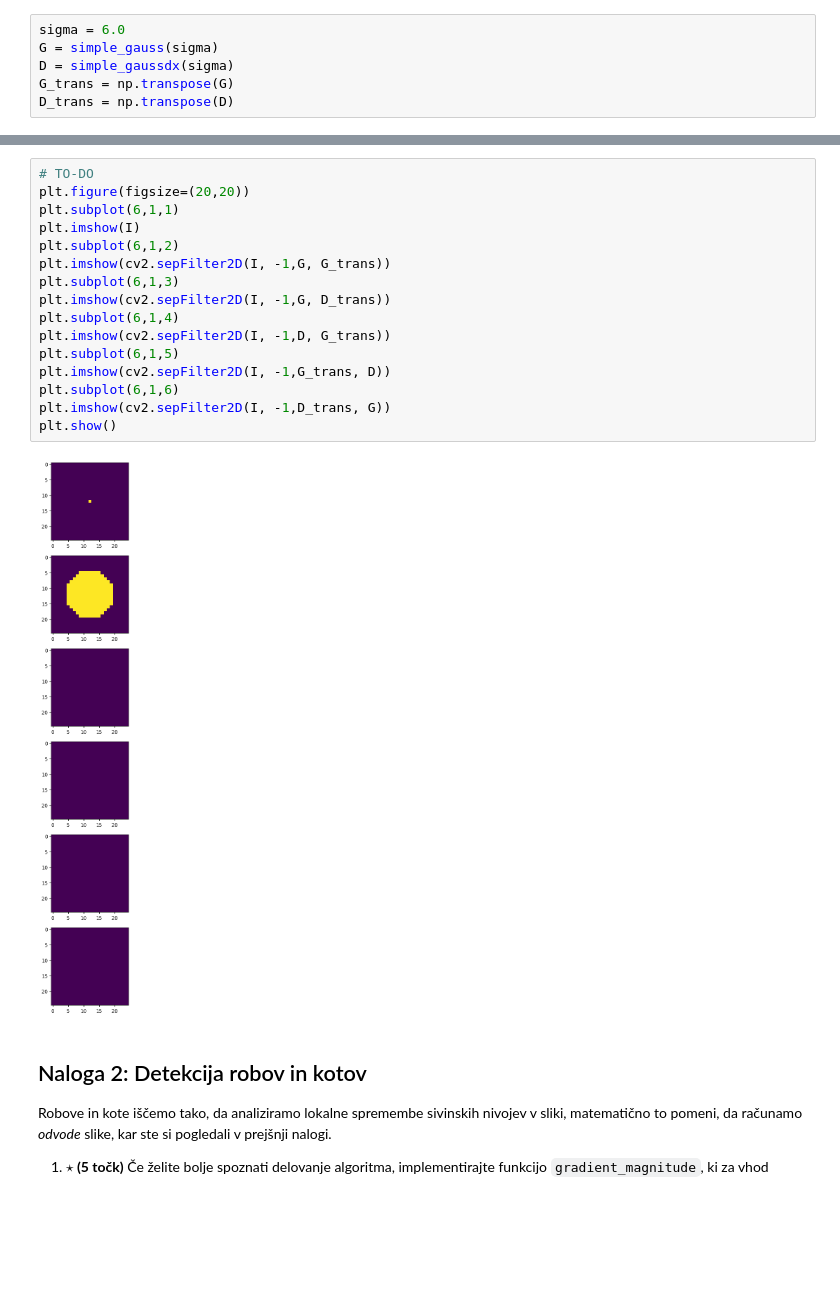
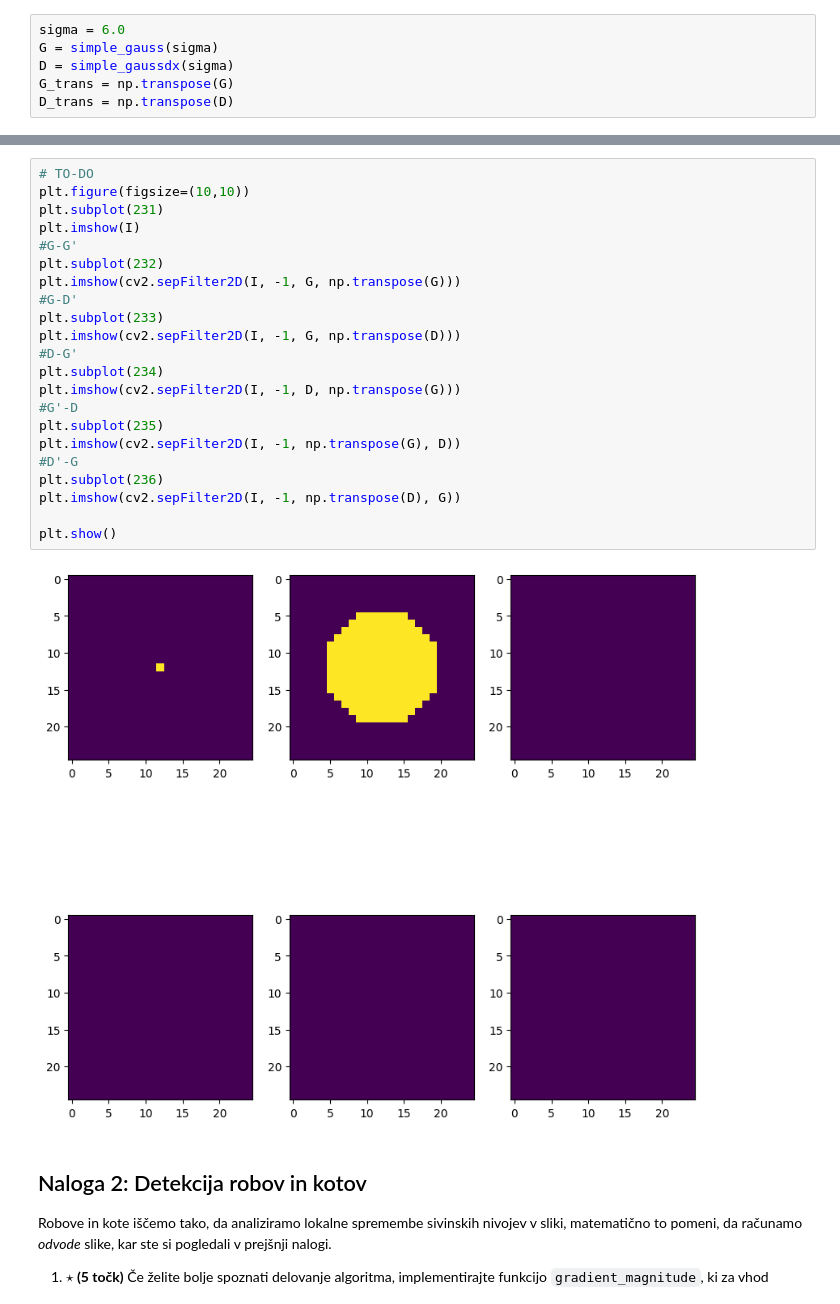
Before and after one commit to Krevs321/Robotika, a Jupyter notebook: vaja2.ipynb, the cells around one changed output, grey strips where cells are left out. Saved outputs shown, nothing was run; the diff lists cells and outputs as text; blank space fills up the shorter version.

```diff
--- a/vaja2.ipynb
+++ b/vaja2.ipynb
@@ -369,22 +369,28 @@ Izrišite si slike impulznih odzivov.
 <center><img src="attachment:odzivi.jpg"></center>
 # %%
 # TO-DO
-plt.figure(figsize=(20,20))
-plt.subplot(6,1,1)
+plt.figure(figsize=(10,10))
+plt.subplot(231)
 plt.imshow(I)
-plt.subplot(6,1,2)
-plt.imshow(cv2.sepFilter2D(I, -1,G, G_trans))
-plt.subplot(6,1,3)
-plt.imshow(cv2.sepFilter2D(I, -1,G, D_trans))
-plt.subplot(6,1,4)
-plt.imshow(cv2.sepFilter2D(I, -1,D, G_trans))
-plt.subplot(6,1,5)
-plt.imshow(cv2.sepFilter2D(I, -1,G_trans, D))
-plt.subplot(6,1,6)
-plt.imshow(cv2.sepFilter2D(I, -1,D_trans, G))
+#G-G'
+plt.subplot(232)
+plt.imshow(cv2.sepFilter2D(I, -1, G, np.transpose(G)))
+#G-D'
+plt.subplot(233)
+plt.imshow(cv2.sepFilter2D(I, -1, G, np.transpose(D)))
+#D-G'
+plt.subplot(234)
+plt.imshow(cv2.sepFilter2D(I, -1, D, np.transpose(G)))
+#G'-D
+plt.subplot(235)
+plt.imshow(cv2.sepFilter2D(I, -1, np.transpose(G), D))
+#D'-G
+plt.subplot(236)
+plt.imshow(cv2.sepFilter2D(I, -1, np.transpose(D), G))
+
 plt.show()
 # %% [output]
-[figure, old version]
+[figure, new version]
 # %% [markdown]
 ## Naloga 2: Detekcija robov in kotov
 
```
